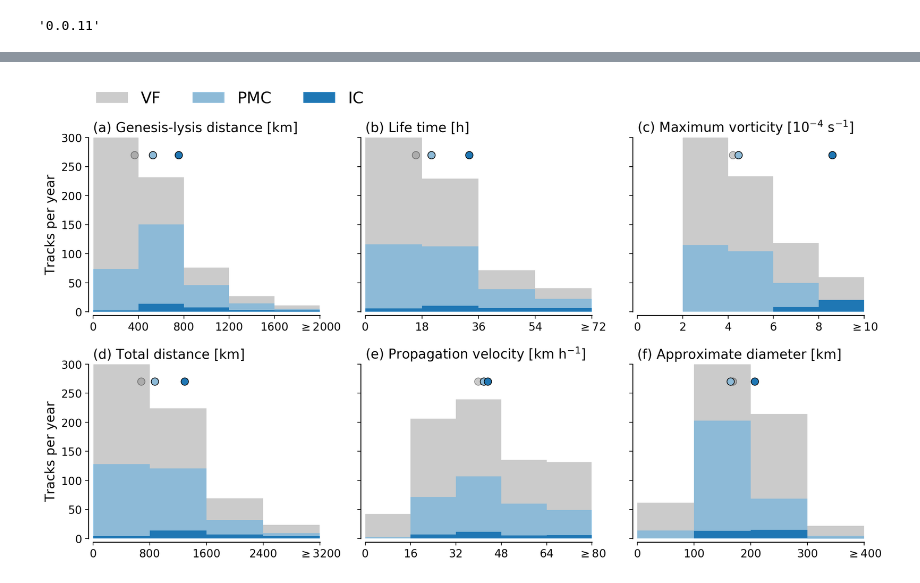
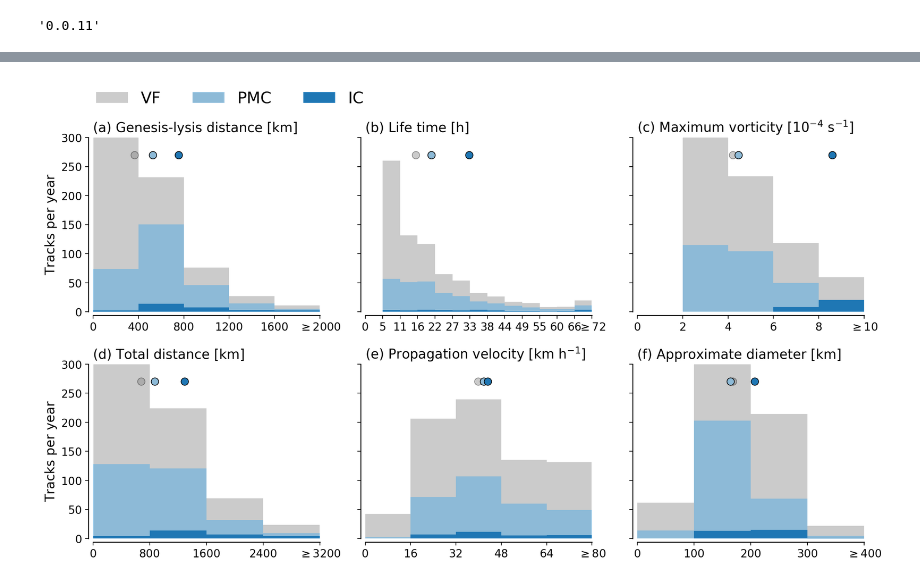
Before and after one commit to dennissergeev/pmc_clim, a Jupyter notebook: code/Categories.ipynb, the cells around one changed output, grey strips where cells are left out. Cells and saved outputs as stored; diff of their text form; code cells hidden in the pictures.

Commit message:
update histogram figure

```diff
--- a/code/Categories.ipynb
+++ b/code/Categories.ipynb
@@ -47,12 +49,12 @@ TR.size('strong')
 subsets = SUBSETS
 # %%
 vrbl_dict = dict(
-    gen_lys_dist_km=dict(bins=np.linspace(0, 2000, 11), title='Genesis-lysis distance [km]'),
-    lifetime_h=dict(bins=np.linspace(0, 72, 13), title='Life time [h]'),
-    max_vort=dict(bins=np.linspace(0, 10, 11), title='Maximum vorticity [$10^{-4}$ $s^{-1}$]'),
-    total_dist_km=dict(bins=np.linspace(0, 3200, 9), title='Total distance [km]'),
-    average_speed=dict(bins=np.linspace(0, 80, 11), title='Propagation velocity [$km$ $h^{-1}$]'),
-    area=dict(bins=np.linspace(0, 400, 9), title='Approx. diameter [km]'),
+    gen_lys_dist_km=dict(bins=np.linspace(0, 2000, 6), title='Genesis-lysis distance [km]'),
+    lifetime_h=dict(bins=np.linspace(0, 72, 14), title='Life time [h]'),
+    max_vort=dict(bins=np.linspace(0, 10, 6), title='Maximum vorticity [$10^{-4}$ $s^{-1}$]'),
+    total_dist_km=dict(bins=np.linspace(0, 3200, 5), title='Total distance [km]'),
+    average_speed=dict(bins=np.linspace(0, 80, 6), title='Propagation velocity [$km$ $h^{-1}$]'),
+    area=dict(bins=np.linspace(0, 400, 5), title='Approximate diameter [km]'),
 )
 # %%
 track_summary = {}
@@ -69,15 +71,6 @@ plt_kw_list = [
     dict(color='#8DBAD7'),#, linewidth=2/3, edgecolor='#111111'),
     dict(color='C0'),#, linewidth=2/3, edgecolor='#111111')
 ]
-# %%
-vrbl_dict = dict(
-    gen_lys_dist_km=dict(bins=np.linspace(0, 2000, 6), title='Genesis-lysis distance [km]'),
-    lifetime_h=dict(bins=np.linspace(0, 72, 5), title='Life time [h]'),
-    max_vort=dict(bins=np.linspace(0, 10, 6), title='Maximum vorticity [$10^{-4}$ $s^{-1}$]'),
-    total_dist_km=dict(bins=np.linspace(0, 3200, 5), title='Total distance [km]'),
-    average_speed=dict(bins=np.linspace(0, 80, 6), title='Propagation velocity [$km$ $h^{-1}$]'),
-    area=dict(bins=np.linspace(0, 400, 5), title='Approximate diameter [km]'),
-)
 # %%
 # import string
 iletters = iter(string.ascii_lowercase)
@@ -93,34 +86,34 @@ for ax, (vrbl_name, h_kw) in zip(axs.flat, vrbl_dict.copy().items()):
     ttl = hist_kw['title']
     bins = hist_kw['bins']
     for subset, plt_kw in zip(subsets, plt_kw_list):
         clipped_data = np.clip(track_summary[subset][vrbl_name], bins[0], bins[-1])
         clipped_data.hist(ax=ax, label=subset_aliases[subset], weights=np.ones(clipped_data.shape) * 1/nyr, bins=bins, **plt_kw)
-        med_val = np.percentile(track_summary[subset][vrbl_name], 50)
+        med_val = np.median(track_summary[subset][vrbl_name])
         ax.plot(med_val, 0.9*ymax, alpha=plt_kw.get('alpha', 1),
                 mfc=plt_kw['color'], marker='o', ms=8, mec='k', mew=0.75, zorder=100)
     ax.set_xlim(bins[0], bins[-1])
     ax.set_xticks(bins)
     xlabels = [f'{int(x)}' for x in bins]
     xlabels[-1] = f'$\geq {xlabels[-1]}$'
     ax.set_xticklabels(xlabels, rotation=0)
     ax.grid(False)
     ax.set_ylim(0, ymax)
 #     ax.set_yscale('log')
     ax.set_title(f'({next(iletters)}) {ttl}', loc='left', fontsize='large')
 #     ax.add_artist(AnchoredText(f'({next(iletters)})', loc=1, frameon=True))
 
     for spine in ax.spines.values():
         if spine.spine_type in ['top', 'right']:
             spine.set_linewidth(0)
         else:
             spine.set_linewidth(1)
             spine.set_position(('axes', -0.02))
             spine.set_position(('axes', -0.02))
 
 for axrow in axs:
     axrow[0].set_ylabel('Tracks per year')
 axs.flatten()[0].legend(fontsize='x-large', ncol=4, loc=2, bbox_to_anchor=(-0.05, 1.35), frameon=False);
 # %% [output]
-[figure, old version]
+[figure, new version]
 # %%
 fig.savefig(mypaths.plotdir / f'pmctrack_cats_stats_{dset_name}_top10')
```
Also changed, not shown: parts of 2 cells of this notebook.
